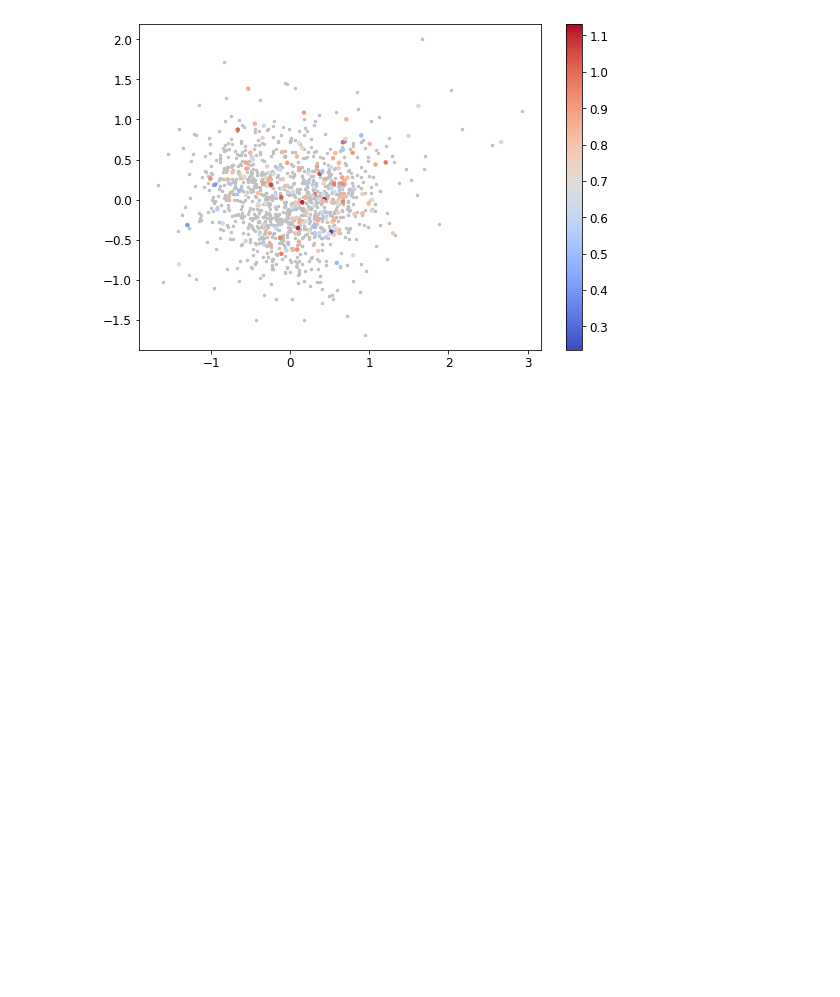
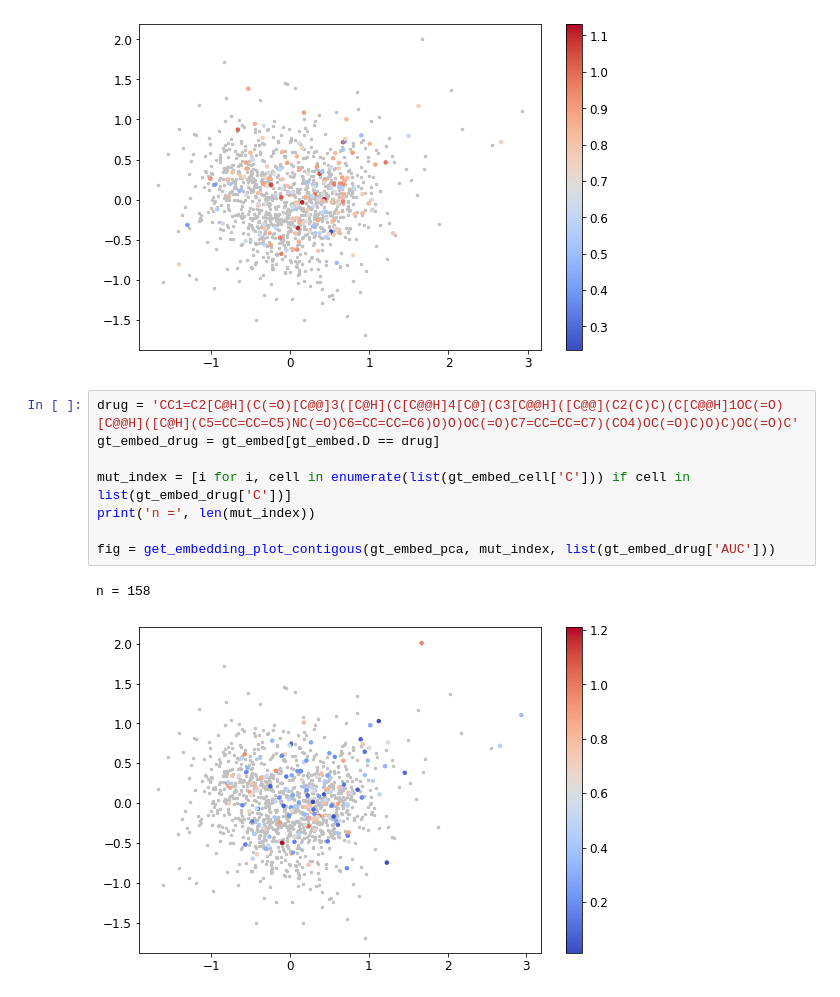
Before and after one commit to enmsilva/nest_drugcell, a Jupyter notebook: src/embedding_analysis.ipynb, the cells around one changed output. Drawn from its saved outputs; the diff is of its cells as text; blank space fills up the shorter version.

```diff
--- a/src/embedding_analysis.ipynb
+++ b/src/embedding_analysis.ipynb
@@ -146,3 +146,14 @@ fig = get_embedding_plot_contigous(gt_embed_pca, mut_index, list(gt_embed_drug['
 # %% [output]
 n = 164
 [figure]
+# %%
+drug = 'CC1=C2[C@H](C(=O)[C@@]3([C@H](C[C@@H]4[C@](C3[C@@H]([C@@](C2(C)C)(C[C@@H]1OC(=O)[C@@H]([C@H](C5=CC=CC=C5)NC(=O)C6=CC=CC=C6)O)O)OC(=O)C7=CC=CC=C7)(CO4)OC(=O)C)O)C)OC(=O)C'
+gt_embed_drug = gt_embed[gt_embed.D == drug]
+
+mut_index = [i for i, cell in enumerate(list(gt_embed_cell['C'])) if cell in list(gt_embed_drug['C'])]
+print('n =', len(mut_index))
+
+fig = get_embedding_plot_contigous(gt_embed_pca, mut_index, list(gt_embed_drug['AUC']))
+# %% [output]
+n = 158
+[figure, added]
```
Also changed, not shown: 4 other files.
